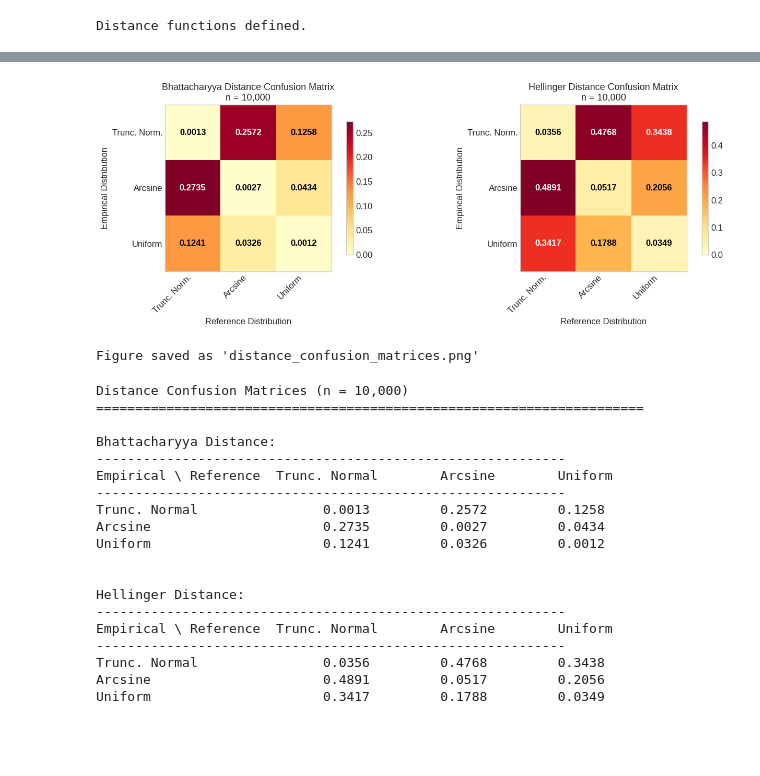
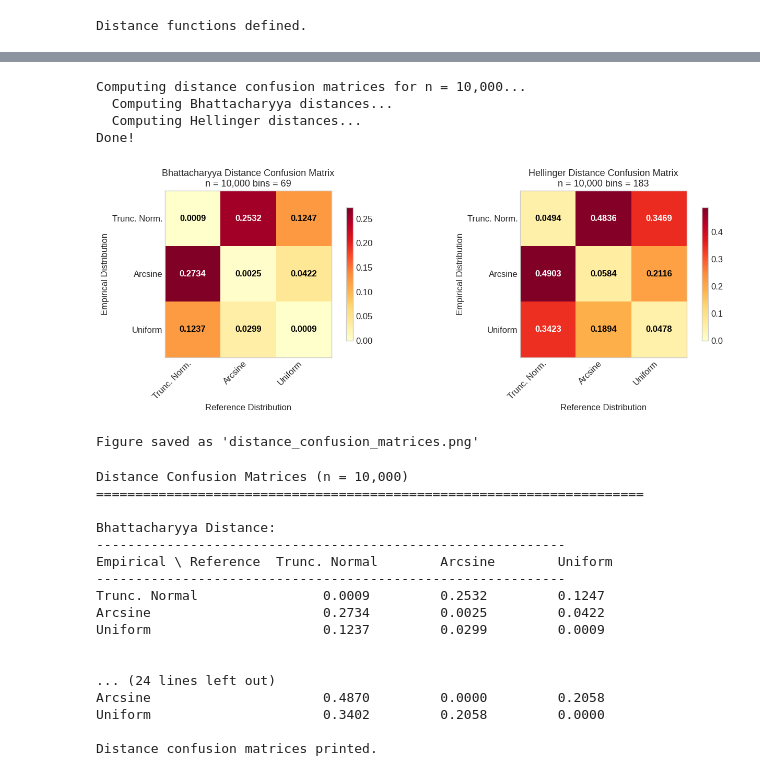
Before and after one commit to pesricha/random-variates, a Jupyter notebook: A1/HW1_DS298_Solution.ipynb, the cells around one changed output, grey strips where cells are left out. Drawn from its saved outputs; the diff is of its cells as text; code cells hidden in the pictures; blank space fills up the shorter version.

```diff
--- a/A1/HW1_DS298_Solution.ipynb
+++ b/A1/HW1_DS298_Solution.ipynb
@@ -80,6 +80,7 @@ for ax, (name, dist), color in zip(axes, distributions.items(), colors):
     ax.set_ylabel('Density')
     ax.set_xlim(-0.1, 1.1)
     ax.grid(True, alpha=0.3)
+    ax
 
 plt.tight_layout()
 plt.savefig('distribution_pdfs.png', dpi=150, bbox_inches='tight')
@@ -416,6 +517,16 @@ for n in sample_sizes:
         row = ks_matrices[n][i]
         print(f"{name:<20} {row[0]:>14.4f} {row[1]:>14.4f} {row[2]:>14.4f}")
     print()
+
+# print true ks confusion matrix as table
+print("True K-S Statistic Confusion Matrix (Reference vs Reference)")
+print("-" * 60)
+print(f"{header:<20} {'Trunc. Normal':>14} {'Arcsine':>14} {'Uniform':>14}")
+print("-" * 60)
+for i, name in enumerate(['Trunc. Normal', 'Arcsine', 'Uniform']):
+    row = true_ks_matrix[i]
+    print(f"{name:<20} {row[0]:>14.4f} {row[1]:>14.4f} {row[2]:>14.4f}")
+print()
 # %% [output]
 K-S Statistic Confusion Matrices
 ======================================================================
@@ -593,38 +868,59 @@ Done!
+# %%
+# Compute Bhattacharyya and Hellinger distance matrices for n=10^4
+n_samples = 10000
+n_trials = 100
+n_bins = 10
+
+print(f"Computing distance confusion matrices for n = {n_samples:,}...")
+
+print("  Computing Bhattacharyya distances...")
+bhatt_matrix = compute_distance_confusion_matrix(n_samples, bhattacharyya_distance, n_trials, 69)
+
+print("  Computing Hellinger distances...")
+hellinger_matrix = compute_distance_confusion_matrix(n_samples, hellinger_distance, n_trials, 183)
+
+print("Done!")
+# %% [output]
+Computing distance confusion matrices for n = 10,000...
+  Computing Bhattacharyya distances...
+  Computing Hellinger distances...
+Done!
 # %%
 # Display distance confusion matrices
 fig, axes = plt.subplots(1, 2, figsize=(14, 5))
 
 matrices = [bhatt_matrix, hellinger_matrix]
 titles = ['Bhattacharyya Distance', 'Hellinger Distance']
+bins = [69, 183]
 
-for ax, matrix, title in zip(axes, matrices, titles):
+for ax, matrix, title,bin in zip(axes, matrices, titles, bins):
     im = ax.imshow(matrix, cmap='YlOrRd', vmin=0)
 
     # Add text annotations
     for i in range(3):
         for j in range(3):
             color = 'white' if matrix[i, j] > matrix.max() * 0.5 else 'black'
             ax.text(j, i, f'{matrix[i, j]:.4f}', ha='center', va='center',
                     fontsize=12, color=color, fontweight='bold')
 
     ax.set_xticks(range(3))
     ax.set_yticks(range(3))
     ax.set_xticklabels(['Trunc. Norm.', 'Arcsine', 'Uniform'], rotation=45, ha='right')
     ax.set_yticklabels(['Trunc. Norm.', 'Arcsine', 'Uniform'])
     ax.set_xlabel('Reference Distribution', fontsize=12)
     ax.set_ylabel('Empirical Distribution', fontsize=12)
-    ax.set_title(f'{title} Confusion Matrix\nn = {n_samples:,}', fontsize=13)
+    ax.set_title(f'{title} Confusion Matrix\nn = {n_samples:,} bins = {bin}', fontsize=13)
     ax.grid(False)
 
     plt.colorbar(im, ax=ax, shrink=0.8)
 
 plt.tight_layout()
 plt.savefig('distance_confusion_matrices.png', dpi=150, bbox_inches='tight')
 plt.show()
 
 print("Figure saved as 'distance_confusion_matrices.png'")
 # %% [output]
-[figure, old version]
+[figure, new version]
 Figure saved as 'distance_confusion_matrices.png'
 # %%
 # Print distance confusion matrices as tables
@@ -648,6 +944,26 @@ print("-" * 60)
 for i, name in enumerate(['Trunc. Normal', 'Arcsine', 'Uniform']):
     row = hellinger_matrix[i]
     print(f"{name:<20} {row[0]:>14.4f} {row[1]:>14.4f} {row[2]:>14.4f}")
+
+# print true distance confusion matrices as tables
+print("\n\nTrue Bhattacharyya Distance Confusion Matrix (Reference vs Reference)")
+print("-" * 60)
+print(f"{header:<20} {'Trunc. Normal':>14} {'Arcsine':>14} {'Uniform':>14}")
+print("-" * 60)
+for i, name in enumerate(['Trunc. Normal', 'Arcsine', 'Uniform']):
+    row = true_bhatt[i]
+    print(f"{name:<20} {row[0]:>14.4f} {row[1]:>14.4f} {row[2]:>14.4f}")
+print()
+
+print("\n\nTrue Hellinger Distance Confusion Matrix (Reference vs Reference)")
+print("-" * 60)
+print(f"{header:<20} {'Trunc. Normal':>14} {'Arcsine':>14} {'Uniform':>14}")
+print("-" * 60)
+for i, name in enumerate(['Trunc. Normal', 'Arcsine', 'Uniform']):
+    row = true_hell[i]
+    print(f"{name:<20} {row[0]:>14.4f} {row[1]:>14.4f} {row[2]:>14.4f}")
+print()
+print("Distance confusion matrices printed.")
 # %% [output]
 Distance Confusion Matrices (n = 10,000)
 ======================================================================
@@ -656,15 +972,13 @@ Bhattacharyya Distance:
 ------------------------------------------------------------
 Empirical \ Reference  Trunc. Normal        Arcsine        Uniform
 ------------------------------------------------------------
-Trunc. Normal                0.0013         0.2572         0.1258
-Arcsine                      0.2735         0.0027         0.0434
-Uniform                      0.1241         0.0326         0.0012
+Trunc. Normal                0.0009         0.2532         0.1247
+Arcsine                      0.2734         0.0025         0.0422
+Uniform                      0.1237         0.0299         0.0009
 
 
-Hellinger Distance:
-------------------------------------------------------------
-Empirical \ Reference  Trunc. Normal        Arcsine        Uniform
-------------------------------------------------------------
-Trunc. Normal                0.0356         0.4768         0.3438
-Arcsine                      0.4891         0.0517         0.2056
-Uniform                      0.3417         0.1788         0.0349
+... (24 lines left out)
+Arcsine                      0.4870         0.0000         0.2058
+Uniform                      0.3402         0.2058         0.0000
+
+Distance confusion matrices printed.
```
Also changed, not shown: parts of 13 cells of this notebook, 21 other files.
